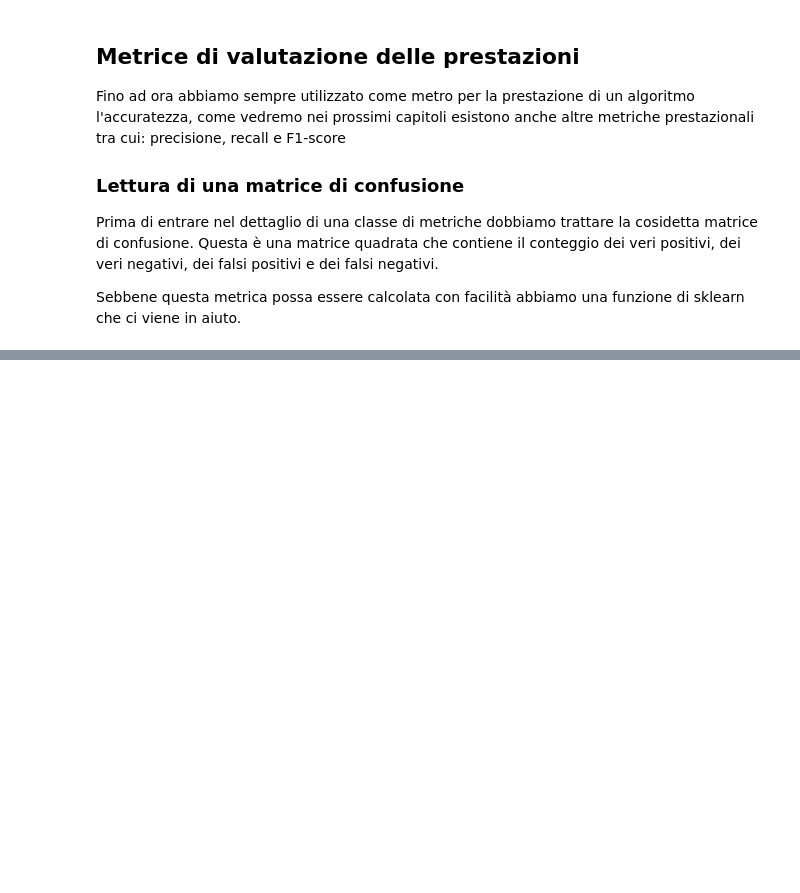
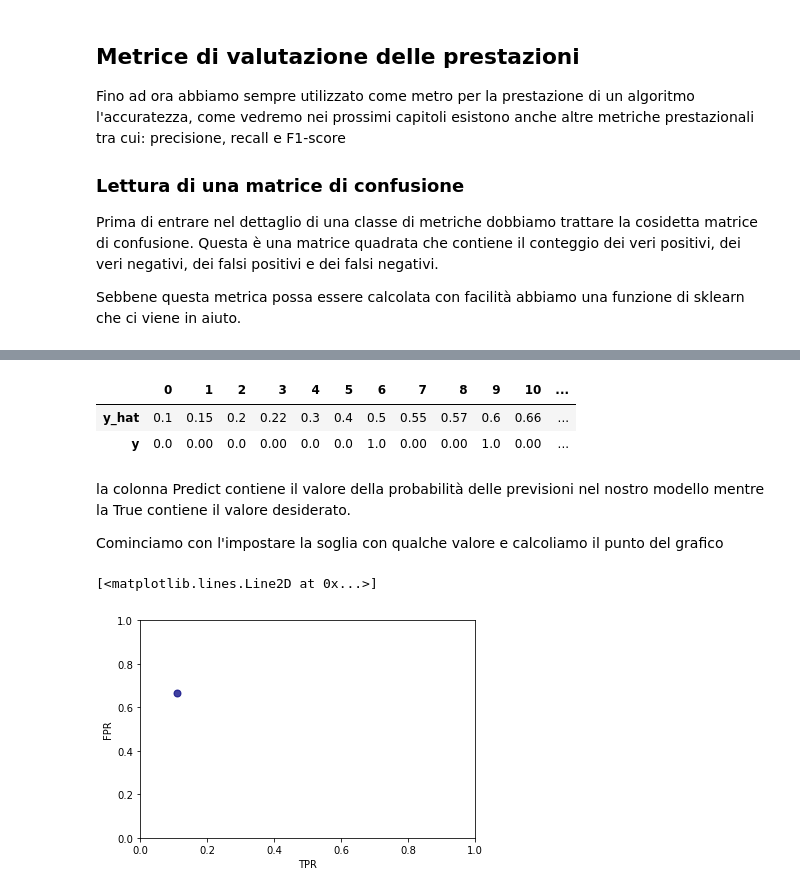
Before and after one commit to fdalforno/basic_course, a Jupyter notebook: 08 - Validazione modelli e ottimizzazione iperparametri.ipynb, the cells around one changed output, grey strips where cells are left out. Saved outputs shown, nothing was run; the diff lists cells and outputs as text; code cells hidden in the pictures; blank space fills up the shorter version.

```diff
--- a/08 - Validazione modelli e ottimizzazione iperparametri.ipynb
+++ b/08 - Validazione modelli e ottimizzazione iperparametri.ipynb
@@ -333,0 +466,55 @@ Text(0.5, 15.0, 'Predicted label')
+# %%
+import pandas as pd
+
+examples_data = {
+    "y_hat": [0.1,0.15,0.2,0.22,0.3,0.4,0.5,0.55,0.57,0.6,0.66,0.7,0.88,0.9,0.98],
+    "y": [0,0,0,0,0,0,1,0,0,1,0,1,1,1,1]
+}
+
+examples = pd.DataFrame(examples_data)
+
+examples.transpose()
+# %% [output]
+|  | 0 | 1 | 2 | 3 | 4 | 5 | 6 | 7 | 8 | 9 | 10 | ... |
+| y_hat | 0.1 | 0.15 | 0.2 | 0.22 | 0.3 | 0.4 | 0.5 | 0.55 | 0.57 | 0.6 | 0.66 | ... |
+| y | 0.0 | 0.00 | 0.0 | 0.00 | 0.0 | 0.0 | 1.0 | 0.00 | 0.00 | 1.0 | 0.00 | ... |
+# %% [markdown]
+la colonna Predict contiene il valore della probabilità delle previsioni nel nostro modello mentre la True contiene il valore desiderato.
+
+Cominciamo con l'impostare la soglia con qualche valore e calcoliamo il punto del grafico
+# %%
+import matplotlib
+import matplotlib.pyplot as plt
+
+
+treshold = 0.6
+
+
+def confusion_matrix(data,treshold):
+    y_hat = data.y_hat > treshold
+    y = data.y
+    match = y_hat == y
+
+    TP = match & y
+    TN = match & ~y
+    FP = ~match & ~y
+    FN = ~match & y
+
+    return TP.sum(),TN.sum(),FP.sum(),FN.sum()
+
+
+TP,TN,FP,FN = confusion_matrix(examples,treshold)
+TPR = TP / (FN + TP)
+FPR = FP / (FP + TN)
+
+
+plt.xlabel("TPR")
+plt.ylabel("FPR")
+plt.xlim([0,1])
+plt.ylim([0,1])
+
+
+plt.plot(FPR,TPR,color="navy",alpha=0.75,lw = 3,ls="-.",marker="o",markersize=7)
+# %% [output]
+[<matplotlib.lines.Line2D at 0x...>]
+[figure, added]
```
Also changed, not shown: parts of 30 cells of this notebook, 12 other files.
